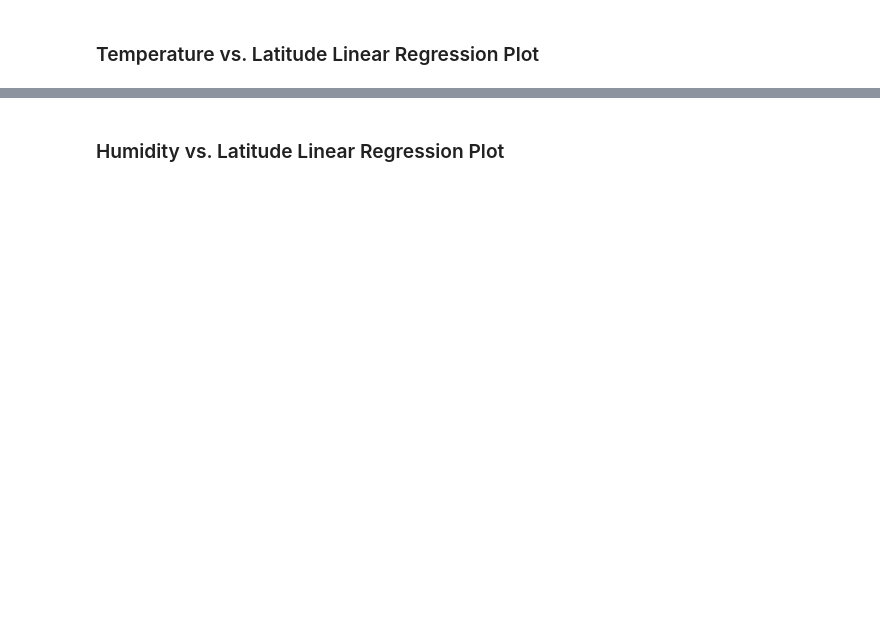
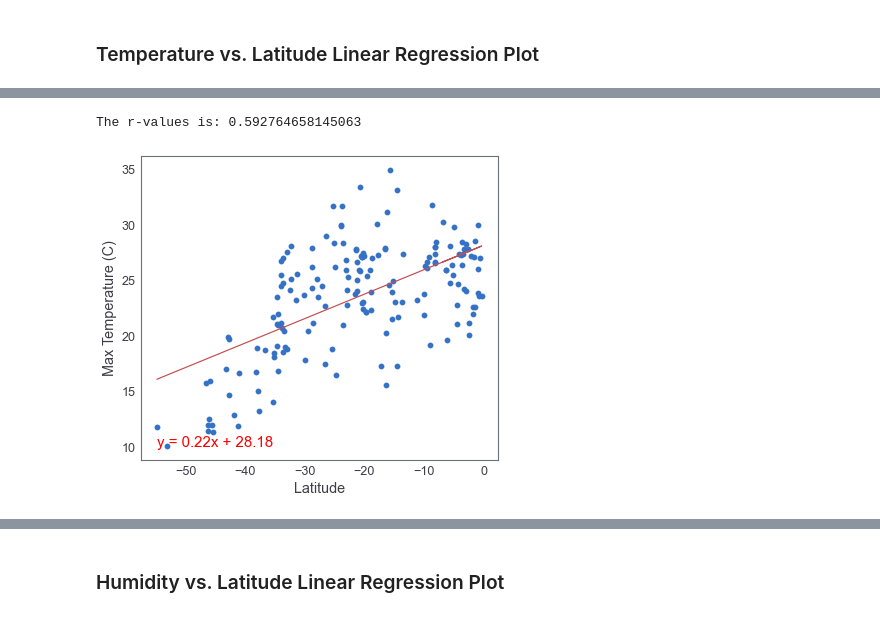
Before and after one commit to itsy24/World_Weather_Analysis, a Jupyter notebook: WeatherPy.ipynb, the cells around one changed output, grey strips where cells are left out. Cells and saved outputs as stored; diff of their text form; code cells hidden in the pictures; blank space fills up the shorter version.

```diff
--- a/WeatherPy.ipynb
+++ b/WeatherPy.ipynb
@@ -306,0 +323,16 @@ The r-value is: 0.4121057168607245
+# %%
+# Linear regression on Southern Hemisphere
+#scatter plot for northern hemisphere data
+plt.scatter(southern_hemi_df['Lat'],southern_hemi_df['Max Temp'])
+#linear regression values #y=mx+b
+stemp_regress = line_regression(southern_hemi_df['Lat'], southern_hemi_df['Max Temp'])
+#plot linear regression line
+plt.plot(southern_hemi_df['Lat'], stemp_regress,'r-')
+# Incorporate the other graph properties
+plt.xlabel('Latitude')
+plt.ylabel('Max Temperature (C)')
+plt.grid()
+plt.show()
+# %% [output]
+The r-values is: 0.592764658145063
+[figure, added]
```
Also changed, not shown: parts of 29 cells of this notebook.
